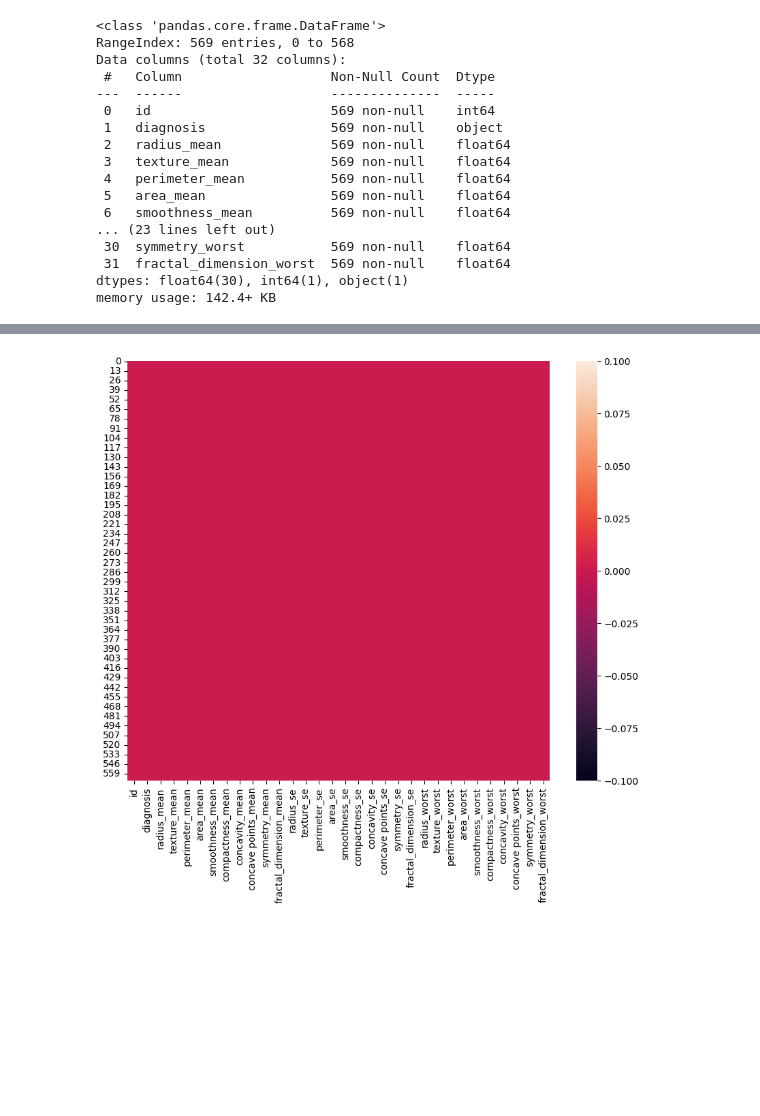
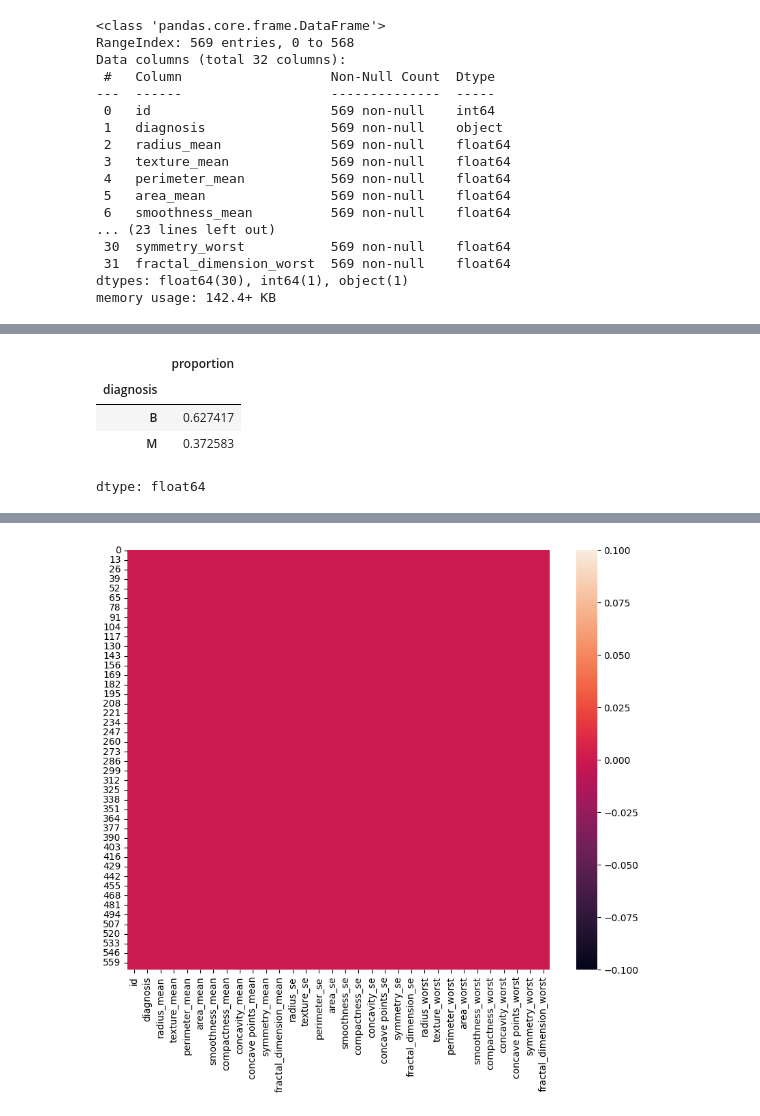
Before and after one commit to Frenz86/DeepLearning, a Jupyter notebook: python/Less05/05.2_Breast_Cancer.ipynb, the cells around one changed output, grey strips where cells are left out. Cells and saved outputs as stored; diff of their text form; code cells hidden in the pictures; blank space fills up the shorter version.

```diff
--- a/python/Less05/05.2_Breast_Cancer.ipynb
+++ b/python/Less05/05.2_Breast_Cancer.ipynb
@@ -66,3 +91,11 @@ memory usage: 142.4+ KB
+# %%
+df['diagnosis'].value_counts(normalize=True)
+# %% [output]
+|  | proportion |
+| diagnosis |  |
+| B | 0.627417 |
+| M | 0.372583 |
+dtype: float64
 # %%
 df['diagnosis'].value_counts()
 # %% [output]
```
Also changed, not shown: parts of 29 cells of this notebook, 1 other file.
